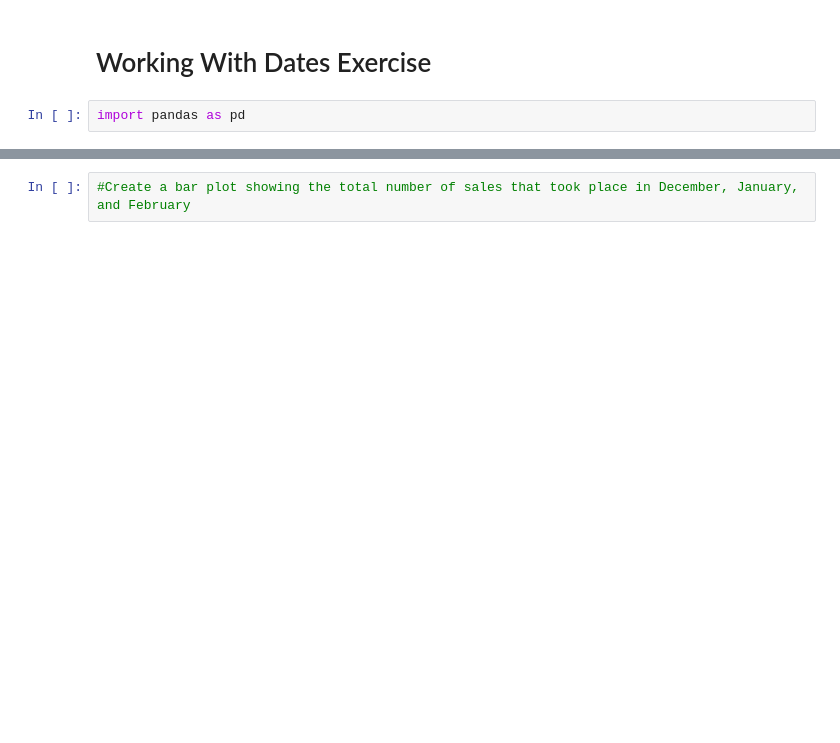
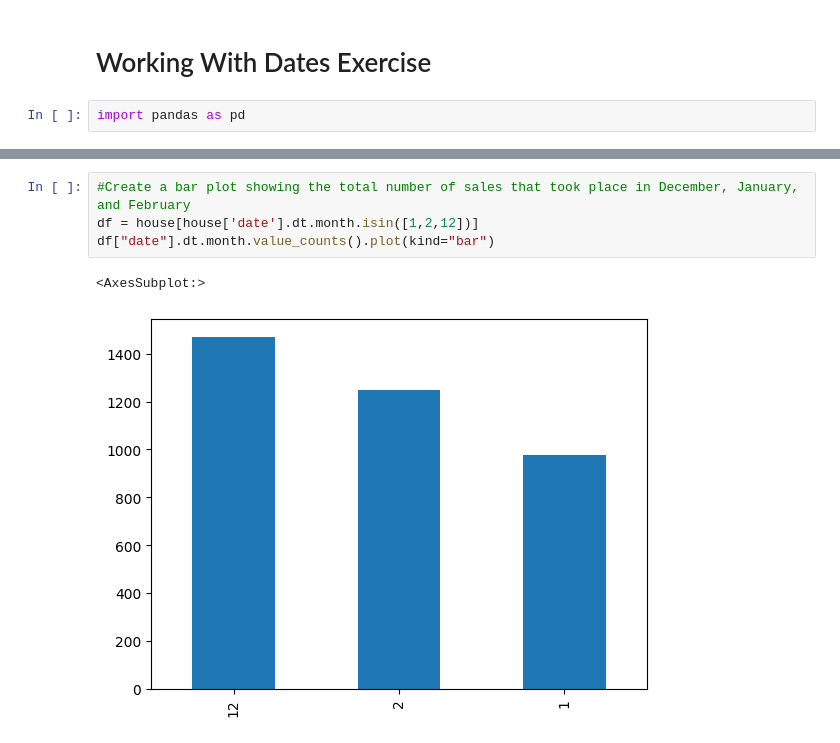
Before and after one commit to magdalenapek/Exercises, a Jupyter notebook: solutions_udemy_course/EXERCISE_10_Dates.ipynb, the cells around one changed output, grey strips where cells are left out. Saved outputs shown, nothing was run; the diff lists cells and outputs as text; blank space fills up the shorter version.

```diff
--- a/solutions_udemy_course/EXERCISE_10_Dates.ipynb
+++ b/solutions_udemy_course/EXERCISE_10_Dates.ipynb
@@ -26,5 +115,10 @@ import pandas as pd
 # %%
 #Create a bar plot showing the total number of sales that took place in December, January, and February
+df = house[house['date'].dt.month.isin([1,2,12])]
+df["date"].dt.month.value_counts().plot(kind="bar")
+# %% [output]
+<AxesSubplot:>
+[figure, added]
 # %%
 #Work with the homes sold between May 1st 2014 and May 1st 2015
 #Within that year, find the waterfront homes that were sold
```
Also changed, not shown: parts of 10 cells of this notebook.
